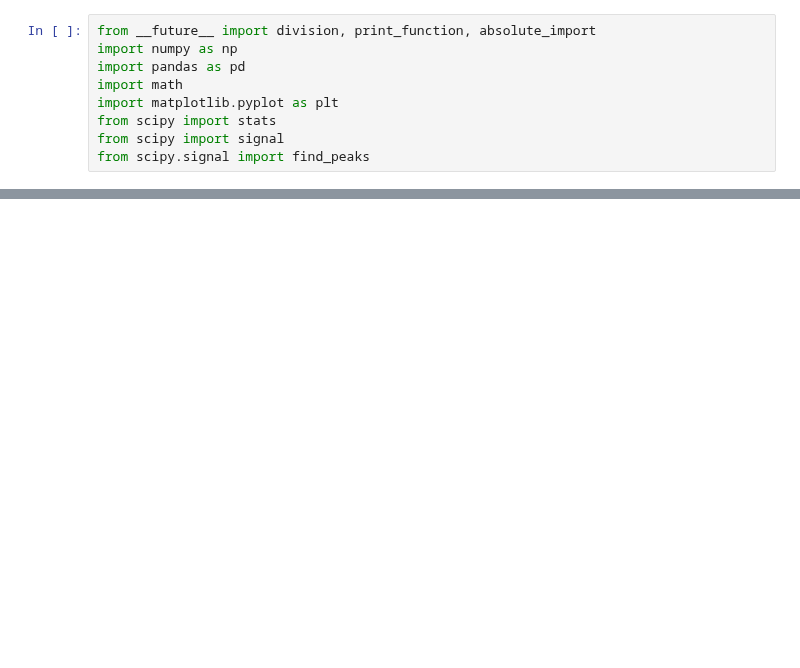
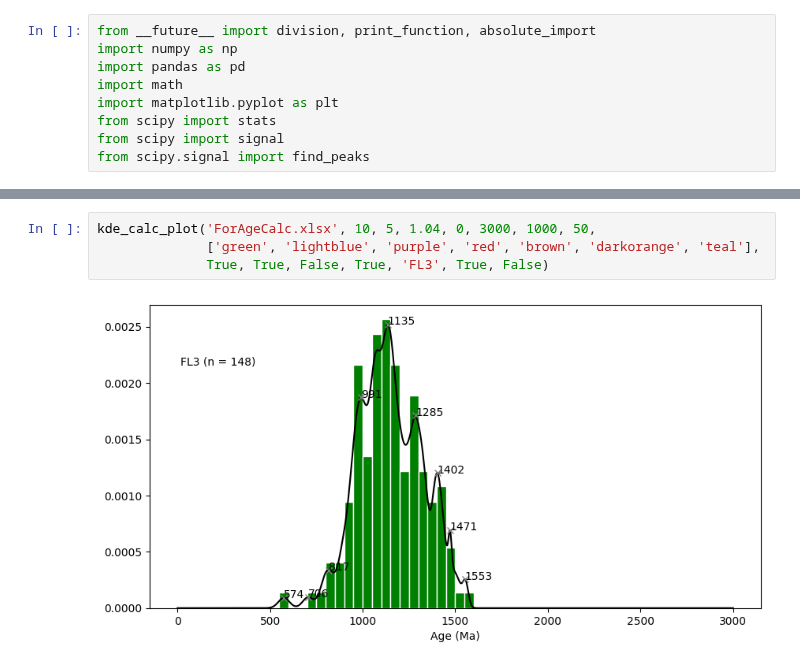
Before and after one commit to gymontes/ZirconRep, a Jupyter notebook: zircon-random.ipynb, the cells around one changed output, grey strips where cells are left out. Saved outputs shown, nothing was run; the diff lists cells and outputs as text; blank space fills up the shorter version.

```diff
--- a/zircon-random.ipynb
+++ b/zircon-random.ipynb
@@ -122,0 +139,6 @@ kde_calc_plot('ForAgeCalc.xlsx', 20, 24, 1.04, 0, 3000, 1000, 50, ['green', 'lig
+# %%
+kde_calc_plot('ForAgeCalc.xlsx', 10, 5, 1.04, 0, 3000, 1000, 50,
+              ['green', 'lightblue', 'purple', 'red', 'brown', 'darkorange', 'teal'],
+              True, True, False, True, 'FL3', True, False)
+# %% [output]
+[figure, added]
```
Also changed, not shown: parts of 5 cells of this notebook.
